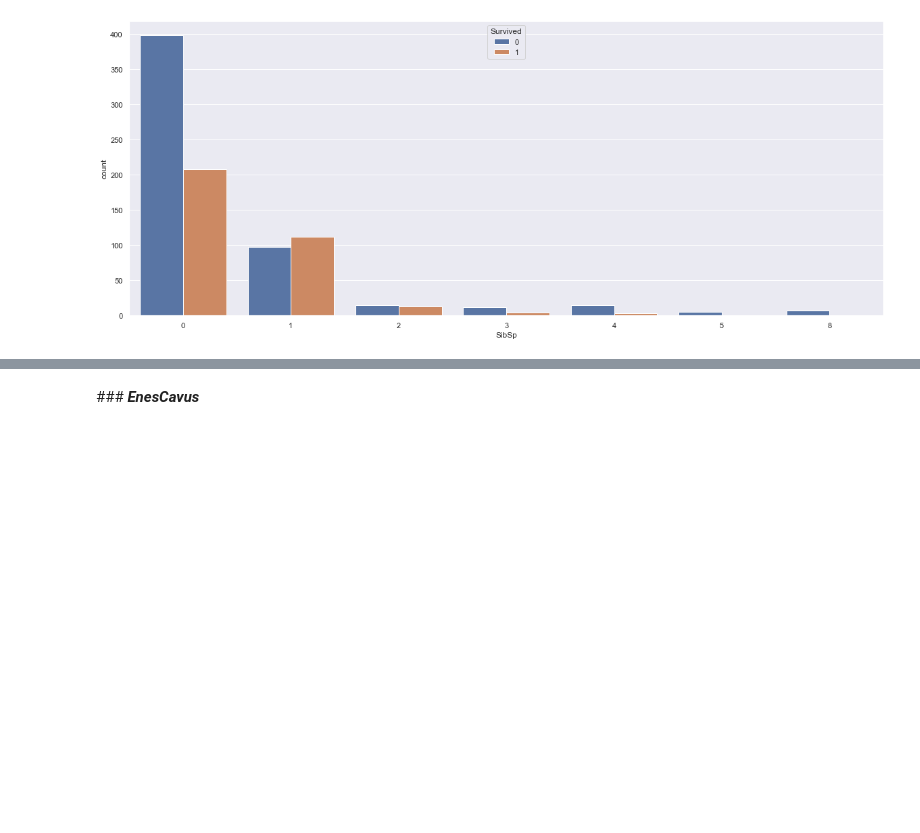
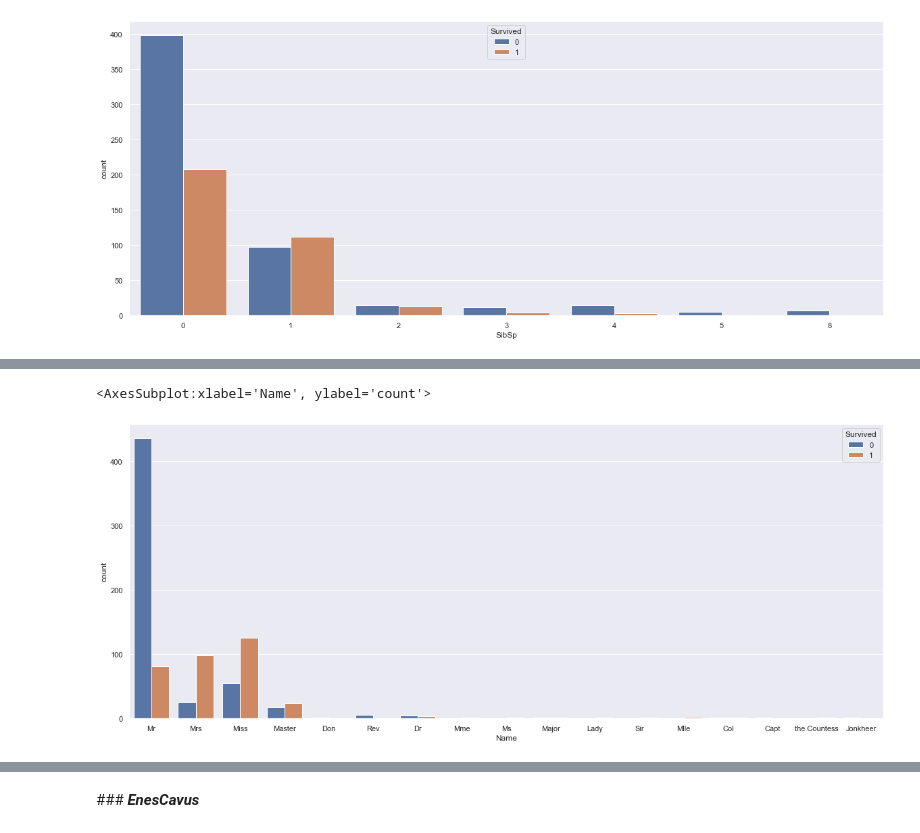
Before and after one commit to enescavus/Data-Science-Projects, a Jupyter notebook: Titanic/titanic_data_analysis.ipynb, the cells around one changed output, grey strips where cells are left out. Cells and saved outputs as stored; diff of their text form; code cells hidden in the pictures; blank space fills up the shorter version.

```diff
--- a/Titanic/titanic_data_analysis.ipynb
+++ b/Titanic/titanic_data_analysis.ipynb
@@ -345,0 +434,6 @@ plt.show()
+# %%
+# the relations between title and the survived data
+sns.countplot(x='Name', hue='Survived',data=train)
+# %% [output]
+<AxesSubplot:xlabel='Name', ylabel='count'>
+[figure, added]
```
Also changed, not shown: parts of 15 cells of this notebook.
